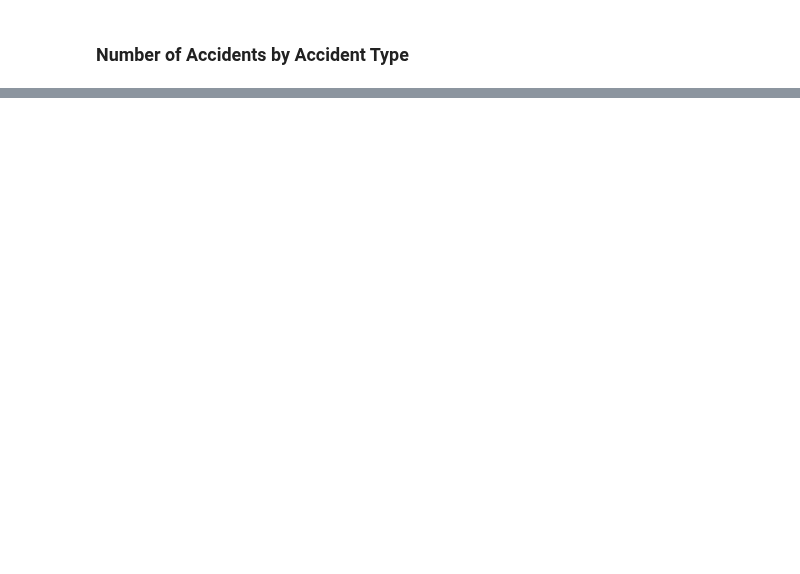
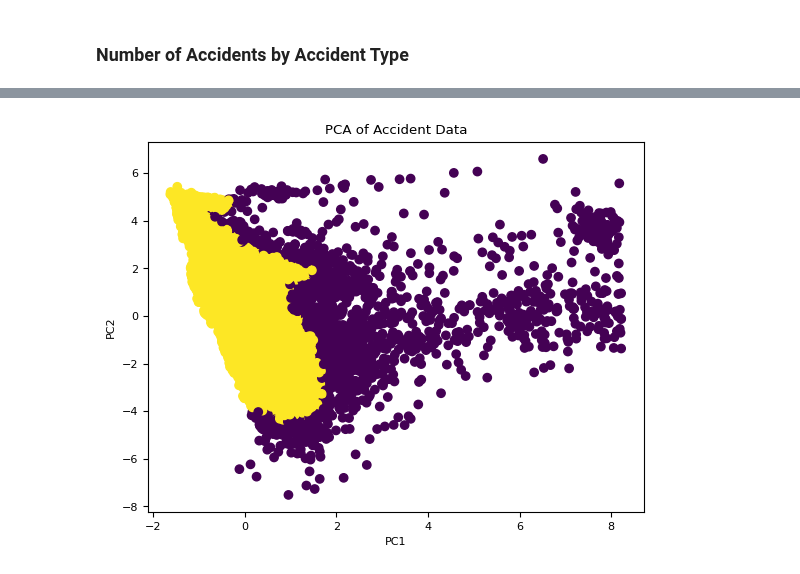
Before and after one commit to ndahlinuvm/Train-Derailment-287Project, a Jupyter notebook: visualization.ipynb, the cells around one changed output, grey strips where cells are left out. Saved outputs shown, nothing was run; the diff lists cells and outputs as text; code cells hidden in the pictures; blank space fills up the shorter version.

```diff
--- a/visualization.ipynb
+++ b/visualization.ipynb
@@ -253,0 +322,9 @@ plt.show()
+# %%
+# plot the clusters
+plt.scatter(data_pca_sample[0], data_pca_sample[1], c=dbscan.labels_, alpha=1)
+plt.xlabel('PC1')
+plt.ylabel('PC2')
+plt.title('PCA of Accident Data')
+plt.show()
+# %% [output]
+[figure, added]
```
Also changed, not shown: parts of 11 cells of this notebook, 2 other files.
